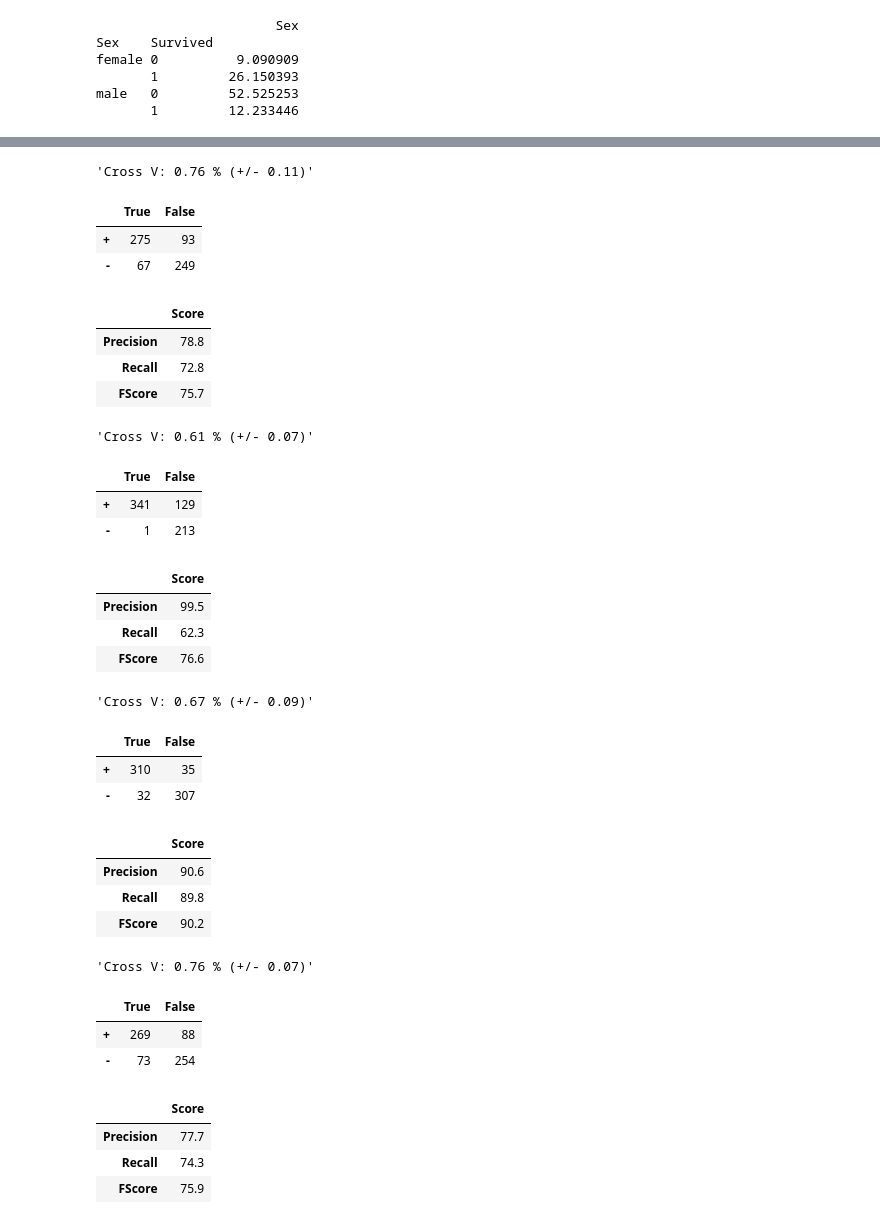
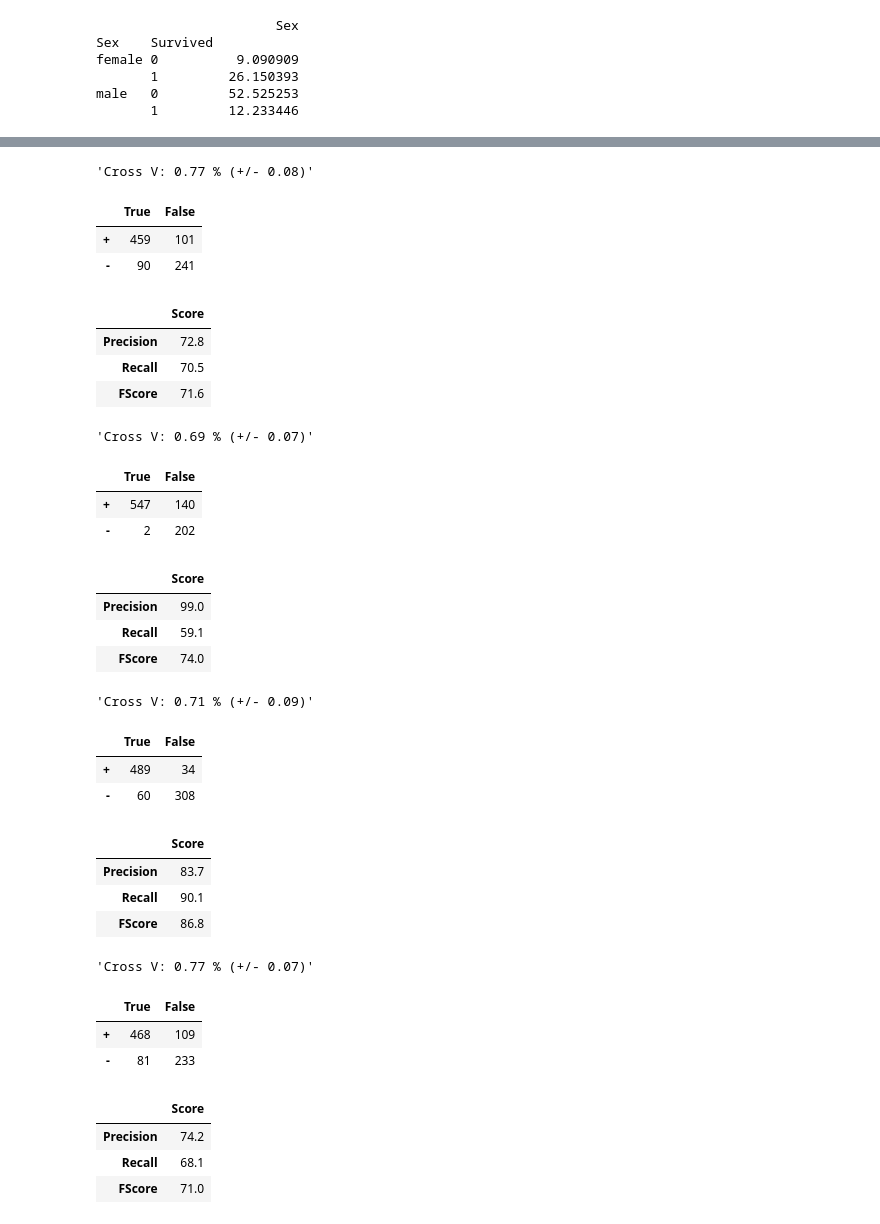
Before and after one commit to shingtoli/kaggle-start-titanic, a Jupyter notebook: titanic.ipynb, the cells around one changed output, grey strips where cells are left out. Saved outputs shown, nothing was run; the diff lists cells and outputs as text; code cells hidden in the pictures.

Commit message:
Used 'balanced' class_weights when possible instead

```diff
--- a/titanic.ipynb
+++ b/titanic.ipynb
@@ -116,10 +116,10 @@ male   0         52.525253
        1         12.233446
 # %%
 # Balance Data
-passed, survived = dataset.groupby(['Survived'])
+# passed, survived = dataset.groupby(['Survived'])
 
-sample_passed = passed[1].sample(len(survived[1].index))
+# sample_passed = passed[1].sample(len(survived[1].index))
 
-dataset = sample_passed.append(survived[1])
+# dataset = sample_passed.append(survived[1])
 
-print('Balancing = Survived: %0.2f, Passed: %0.2f' % (len(survived[1].index) / len(dataset.index), len(sample_passed.index) / len(dataset.index)))
+# print('Balancing = Survived: %0.2f, Passed: %0.2f' % (len(survived[1].index) / len(dataset.index), len(sample_passed.index) / len(dataset.index)))
@@ -221,19 +219,19 @@ display(SVG(graph.pipe(format='svg')))
 # %%
 from sklearn.svm import LinearSVC
 
-lsvc = LinearSVC(C=0.1, fit_intercept=True, dual=True)
+lsvc = LinearSVC(C=0.1, fit_intercept=True, dual=True, class_weight='balanced')
 lsvc.fit(X=X_r, y=y)
 
 calculate_metrics(lsvc)
 # %% [output]
-'Cross V: 0.76 % (+/- 0.11)'
+'Cross V: 0.77 % (+/- 0.08)'
 |  | True | False |
-| + | 275 | 93 |
-| - | 67 | 249 |
+| + | 459 | 101 |
+| - | 90 | 241 |
 |  | Score |
-| Precision | 78.8 |
-| Recall | 72.8 |
-| FScore | 75.7 |
+| Precision | 72.8 |
+| Recall | 70.5 |
+| FScore | 71.6 |
 # %%
 from sklearn.neighbors import KNeighborsClassifier
 
@@ -242,46 +240,46 @@ knc.fit(X=X_r, y=y)
 
 calculate_metrics(knc)
 # %% [output]
-'Cross V: 0.61 % (+/- 0.07)'
+'Cross V: 0.69 % (+/- 0.07)'
 |  | True | False |
-| + | 341 | 129 |
-| - | 1 | 213 |
+| + | 547 | 140 |
+| - | 2 | 202 |
 |  | Score |
-| Precision | 99.5 |
-| Recall | 62.3 |
-| FScore | 76.6 |
+| Precision | 99.0 |
+| Recall | 59.1 |
+| FScore | 74.0 |
 # %%
 from sklearn.svm import SVC
 
-svc = SVC()
+svc = SVC(class_weight='balanced')
 svc.fit(X=X_r, y=y)
 
 calculate_metrics(svc)
 # %% [output]
-'Cross V: 0.67 % (+/- 0.09)'
+'Cross V: 0.71 % (+/- 0.09)'
 |  | True | False |
-| + | 310 | 35 |
-| - | 32 | 307 |
+| + | 489 | 34 |
+| - | 60 | 308 |
 |  | Score |
-| Precision | 90.6 |
-| Recall | 89.8 |
-| FScore | 90.2 |
+| Precision | 83.7 |
+| Recall | 90.1 |
+| FScore | 86.8 |
 # %%
 from sklearn.ensemble import RandomForestClassifier
 
-rfc = RandomForestClassifier(n_estimators=35, max_depth=3, min_samples_leaf=0.1, min_samples_split=0.1)
+rfc = RandomForestClassifier(n_estimators=35, max_depth=3, min_samples_leaf=0.1, min_samples_split=0.1, class_weight='balanced')
 rfc.fit(X=X_r, y=y)
 
 calculate_metrics(rfc)
 # %% [output]
-'Cross V: 0.76 % (+/- 0.07)'
+'Cross V: 0.77 % (+/- 0.07)'
 |  | True | False |
-| + | 269 | 88 |
-| - | 73 | 254 |
+| + | 468 | 109 |
+| - | 81 | 233 |
 |  | Score |
-| Precision | 77.7 |
-| Recall | 74.3 |
-| FScore | 75.9 |
+| Precision | 74.2 |
+| Recall | 68.1 |
+| FScore | 71.0 |
 # %%
 from sklearn.linear_model import LogisticRegression
 
```
Also changed, not shown: parts of 6 cells of this notebook.
